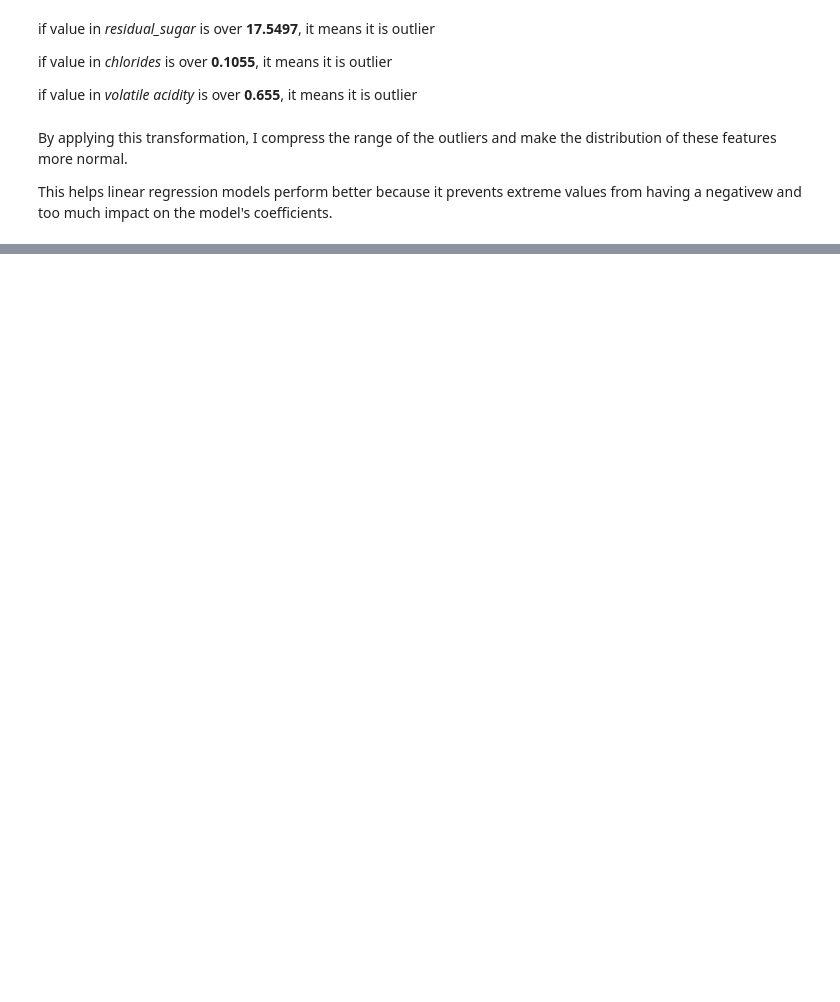
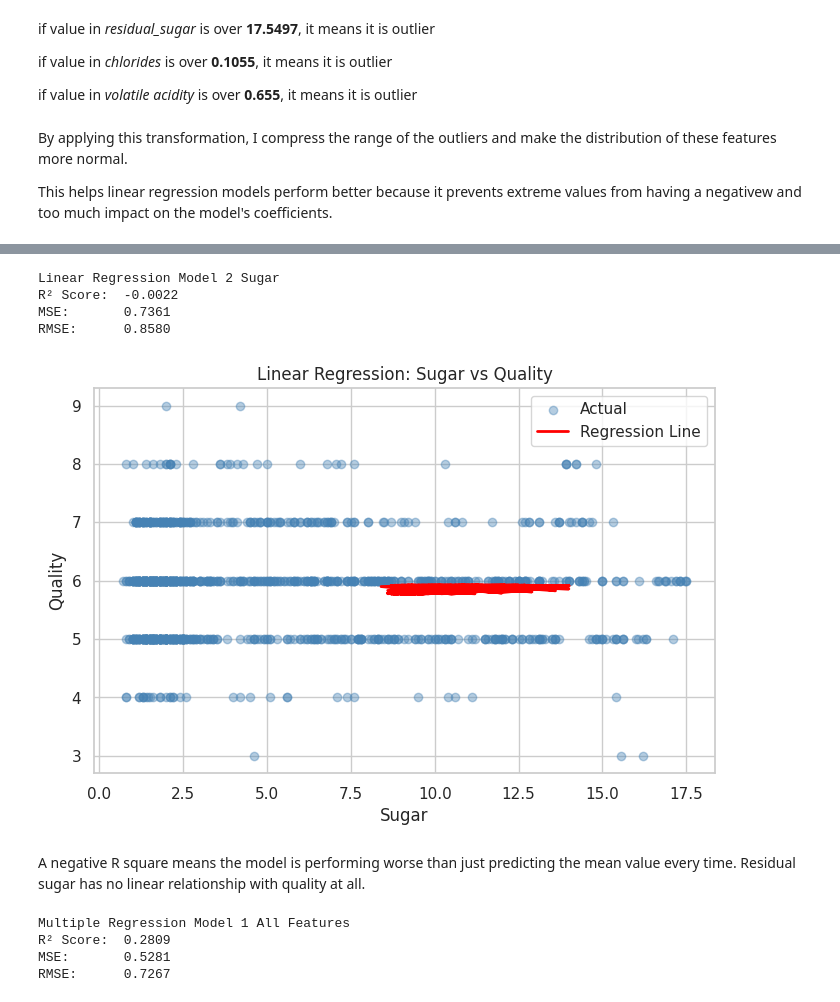
Before and after one commit to roxaaaaa/Predictive-Analytics, a Jupyter notebook: ca1.ipynb, the cells around one changed output, grey strips where cells are left out. Cells and saved outputs as stored; diff of their text form; code cells hidden in the pictures; blank space fills up the shorter version.

```diff
--- a/ca1.ipynb
+++ b/ca1.ipynb
@@ -149,0 +288,62 @@ I used **.log**. This ensures the modifying process on data in place on the spec
+# %%
+# Select single feature
+X_train_lr2 = X_train[['residual_sugar']]
+X_test_lr2 = X_test[['residual_sugar']]
+
+# Train model
+lr_model2 = LinearRegression()
+lr_model2.fit(X_train_lr2, y_train)
+
+# Predict
+y_pred_lr2 = lr_model2.predict(X_test_lr2)
+
+# Metrics
+r2_2 = r2_score(y_test, y_pred_lr2)
+mse_2 = mean_squared_error(y_test, y_pred_lr2)
+rmse_2 = np.sqrt(mse_2)
+
+print("Linear Regression Model 2 Sugar")
+print(f"R² Score:  {r2_2:.4f}")
+print(f"MSE:       {mse_2:.4f}")
+print(f"RMSE:      {rmse_2:.4f}")
+
+# Plot
+plt.figure(figsize=(8, 5))
+plt.scatter(X_test_lr2, y_test, color='steelblue', alpha=0.4, label='Actual')
+plt.plot(X_test_lr, y_pred_lr2, color='red', linewidth=2, label='Regression Line')
+plt.xlabel('Sugar')
+plt.ylabel('Quality')
+plt.title('Linear Regression: Sugar vs Quality')
+plt.legend()
+plt.show()
+# %% [output]
+Linear Regression Model 2 Sugar
+R² Score:  -0.0022
+MSE:       0.7361
+RMSE:      0.8580
+[figure, added]
+# %% [markdown]
+A negative R square means the model is performing worse than just predicting the mean value every time. Residual sugar has no linear relationship with quality at all.
+# %%
+
+# Multiple Regression
+# Model 1 All features
+
+lr_multi1 = LinearRegression()
+lr_multi1.fit(X_train_scaled, y_train)
+
+y_pred_multi1 = lr_multi1.predict(X_test_scaled)
+
+r2_m1 = r2_score(y_test, y_pred_multi1)
+mse_m1 = mean_squared_error(y_test, y_pred_multi1)
+rmse_m1 = np.sqrt(mse_m1)
+
+print("Multiple Regression Model 1 All Features")
+print(f"R² Score:  {r2_m1:.4f}")
+print(f"MSE:       {mse_m1:.4f}")
+print(f"RMSE:      {rmse_m1:.4f}")
+# %% [output]
+Multiple Regression Model 1 All Features
+R² Score:  0.2809
+MSE:       0.5281
+RMSE:      0.7267
```
Also changed, not shown: parts of 33 cells of this notebook.
